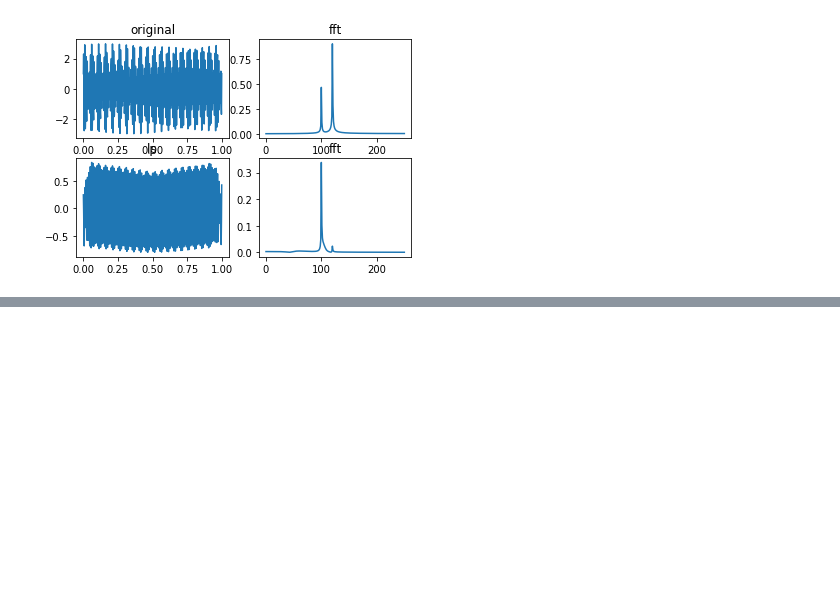
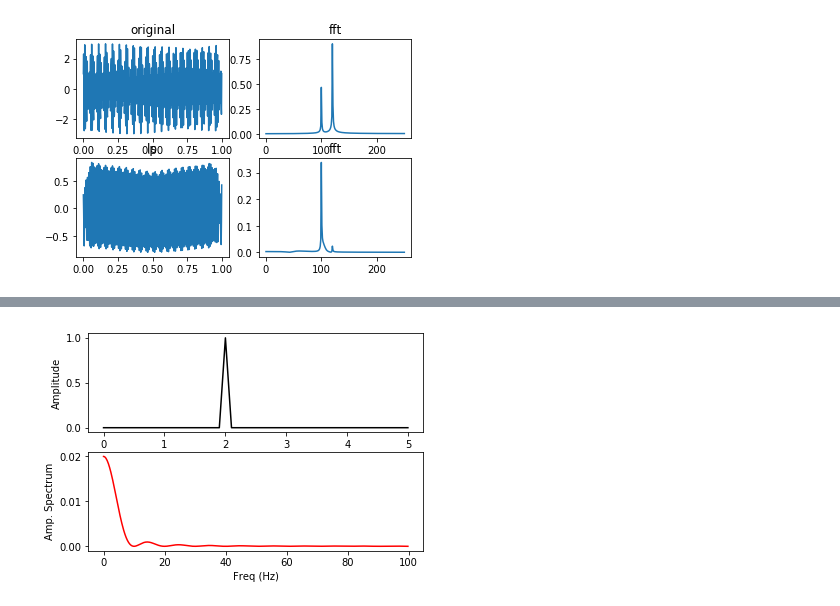
Before and after one commit to shuaimuyao/opensrc, a Jupyter notebook: jupyter_src/opencv/cv2_imgchg_20181128.ipynb, the cells around one changed output, grey strips where cells are left out. Saved outputs shown, nothing was run; the diff lists cells and outputs as text; code cells hidden in the pictures; blank space fills up the shorter version.

```diff
--- a/jupyter_src/opencv/cv2_imgchg_20181128.ipynb
+++ b/jupyter_src/opencv/cv2_imgchg_20181128.ipynb
@@ -407,0 +436,8 @@ pl.show()
+# %%
+x = np.zeros(len(time))
+x[380:400] = np.arange(0, 1, .05)
+x[400:420] = np.arange(1, 0, -.05)
+y = np.fft.fft(x)
+show(x, y)
+# %% [output]
+[figure, added]
```
Also changed, not shown: parts of 17 cells of this notebook, 2 other files.
